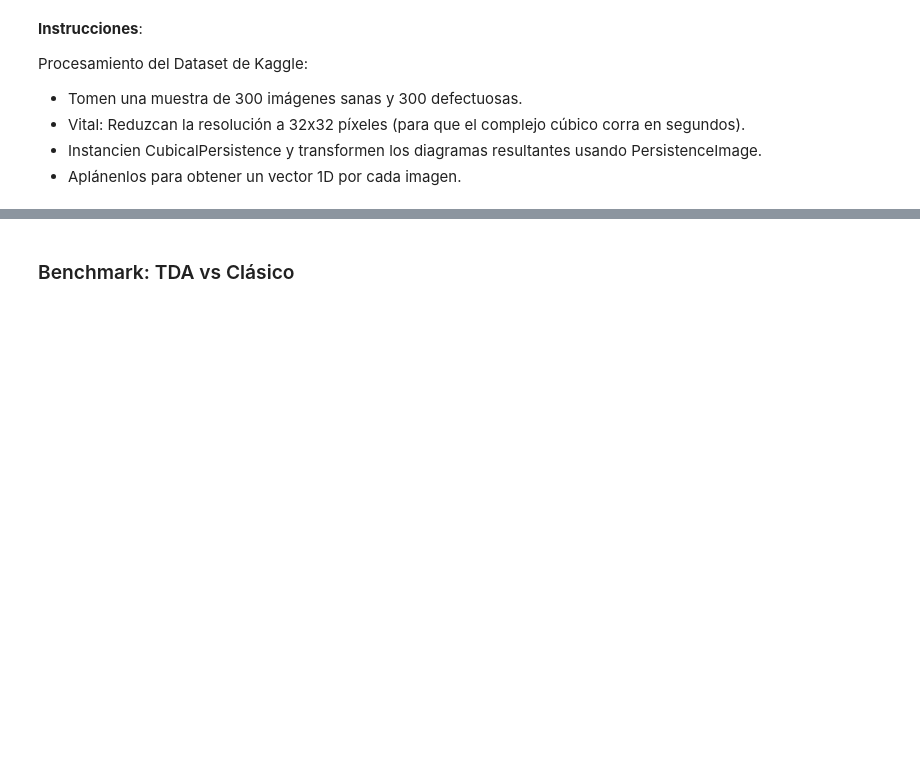
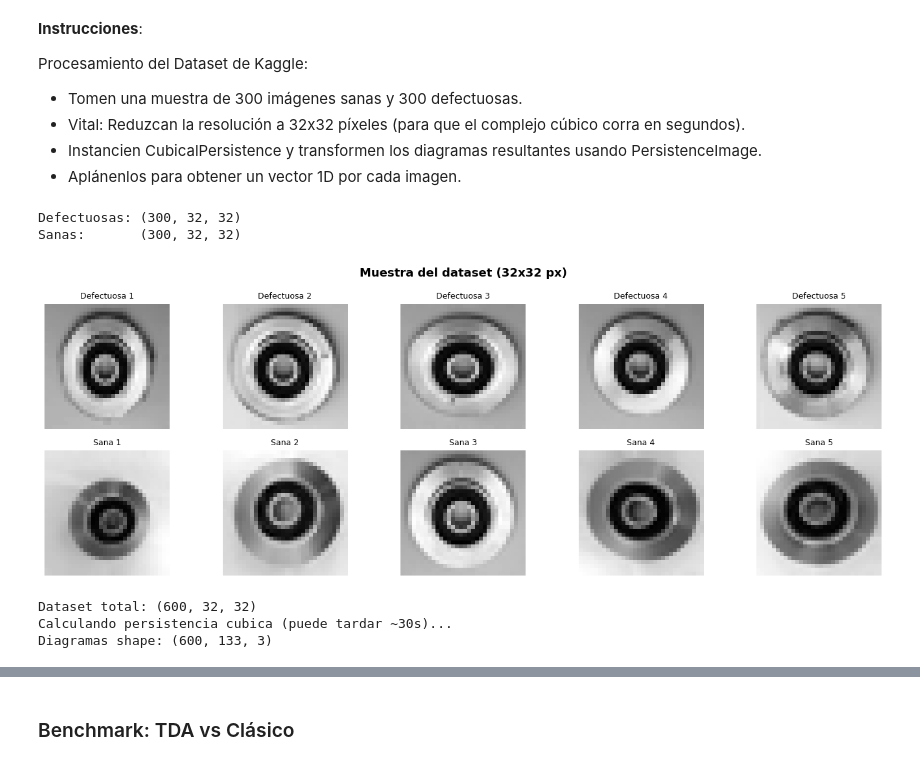
Before and after one commit to steffanylars/MA2007B_Topologia, a Jupyter notebook: MA2007B_3_PersistenciaHomologica.ipynb, the cells around one changed output, grey strips where cells are left out. Saved outputs shown, nothing was run; the diff lists cells and outputs as text; code cells hidden in the pictures; blank space fills up the shorter version.

Commit message:
Finalizado el notebook 1

```diff
--- a/MA2007B_3_PersistenciaHomologica.ipynb
+++ b/MA2007B_3_PersistenciaHomologica.ipynb
@@ -113,3 +160,78 @@ Procesamiento del Dataset de Kaggle:
 - Vital: Reduzcan la resolución a 32x32 píxeles (para que el complejo cúbico corra en segundos).
 - Instancien CubicalPersistence y transformen los diagramas resultantes usando PersistenceImage.
 - Aplánenlos para obtener un vector 1D por cada imagen.
+# %%
+import os
+from PIL import Image
+
+
+# correcion: PersistenceImage NO estaba en gtda.images jaj
+# En gtda 0.6.2 está en gtda.diagrams
+
+# --- ANTES (ImportError: cannot import name 'PersistenceImage' from 'gtda.images') ---
+# from gtda.images import PersistenceImage
+# ------------------------------------------------------------------------------------------
+from gtda.diagrams import PersistenceImage
+
+# rutas al dataset de casting (relativas al notebook)
+ruta_def = "archive/casting_512x512/casting_512x512/def_front"
+ruta_ok  = "archive/casting_512x512/casting_512x512/ok_front"
+
+def cargar_imagenes(ruta, n=300):
+    """Carga n imágenes de una carpeta,
+    las convierte a escala de grises y las redimensiona a 32x32.
+    El resize es vital porque el 512x512 haría el complejo cubico tardísimo."""
+    imagenes = []
+    archivos = sorted(os.listdir(ruta))
+    for archivo in archivos:
+        if not archivo.endswith(('.jpeg', '.jpg', '.png')):
+            continue
+        img = Image.open(os.path.join(ruta, archivo)).convert("L")
+        img = img.resize((32, 32))
+        imagenes.append(np.array(img, dtype=np.float32))
+        if len(imagenes) >= n:
+            break
+    return np.array(imagenes[:n])
+
+#defectuosas
+imgs_def = cargar_imagenes(ruta_def, 300)
+
+#las normales
+imgs_ok  = cargar_imagenes(ruta_ok, 300)
+
+print(f"Defectuosas: {imgs_def.shape}")
+print(f"Sanas:       {imgs_ok.shape}")
+# %% [output]
+Defectuosas: (300, 32, 32)
+Sanas:       (300, 32, 32)
+# %%
+# visualizamos unas cuantas imágenes para confirmar que cargaron bien
+fig, axes = plt.subplots(2, 5, figsize=(14, 5))
+for i in range(5):
+    axes[0, i].imshow(imgs_def[i], cmap='gray')
+    axes[0, i].set_title(f"Defectuosa {i+1}", fontsize=9)
+    axes[0, i].axis('off')
+    axes[1, i].imshow(imgs_ok[i], cmap='gray')
+    axes[1, i].set_title(f"Sana {i+1}", fontsize=9)
+    axes[1, i].axis('off')
+plt.suptitle("Muestra del dataset (32x32 px)", fontsize=13, fontweight='bold')
+plt.tight_layout()
+plt.show()
+# %% [output]
+[figure, added]
+# %%
+# apilamos defectuosas (label=1) y sanas (label=0) en un solo dataset
+X_imagenes = np.concatenate([imgs_def, imgs_ok], axis=0)
+y_labels   = np.array([1] * 300 + [0] * 300)
+
+print(f"Dataset total: {X_imagenes.shape}")
+
+print("Calculando persistencia cubica (puede tardar ~30s)...")
+cp_real = CubicalPersistence(homology_dimensions=[0, 1], n_jobs=-1)
+diagramas_reales = cp_real.fit_transform(X_imagenes)
+
+print(f"Diagramas shape: {diagramas_reales.shape}")
+# %% [output]
+Dataset total: (600, 32, 32)
+Calculando persistencia cubica (puede tardar ~30s)...
+Diagramas shape: (600, 133, 3)
```
Also changed, not shown: parts of 20 cells of this notebook, 1 other file.
